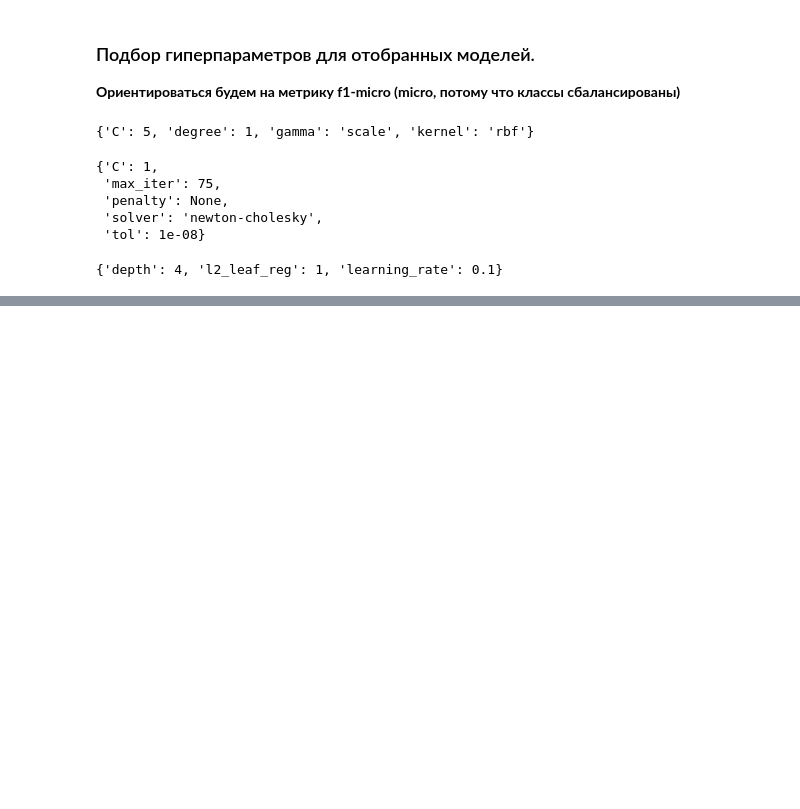
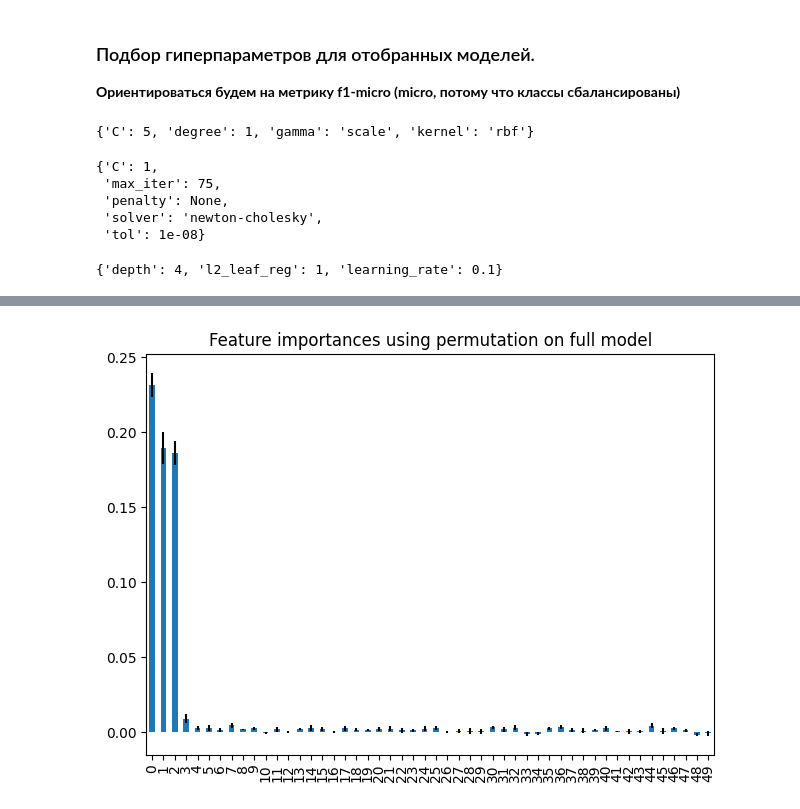
Before and after one commit to akon1te/nlp_course, a Jupyter notebook: lab2_classifiaction.ipynb, the cells around one changed output, grey strips where cells are left out. Saved outputs shown, nothing was run; the diff lists cells and outputs as text; code cells hidden in the pictures; blank space fills up the shorter version.

```diff
--- a/lab2_classifiaction.ipynb
+++ b/lab2_classifiaction.ipynb
@@ -369,0 +404,16 @@ best_params_metrics_df
+# %%
+fi_cb = CatBoostClassifier(verbose=False, depth=4, l2_leaf_reg=1, learning_rate=0.1).fit(X_train, y_train)
+
+result = permutation_importance(
+    fi_cb, X_test, y_test, n_repeats=10, random_state=54, n_jobs=2, scoring='f1_micro'
+)
+
+cb_importances = pd.Series(result.importances_mean)
+# %%
+fig, ax = plt.subplots()
+cb_importances.plot.bar(yerr=result.importances_std, ax=ax)
+ax.set_title("Feature importances using permutation on full model")
+fig.tight_layout()
+plt.show()
+# %% [output]
+[figure, added]
```
Also changed, not shown: parts of 18 cells of this notebook, 3 other files.
